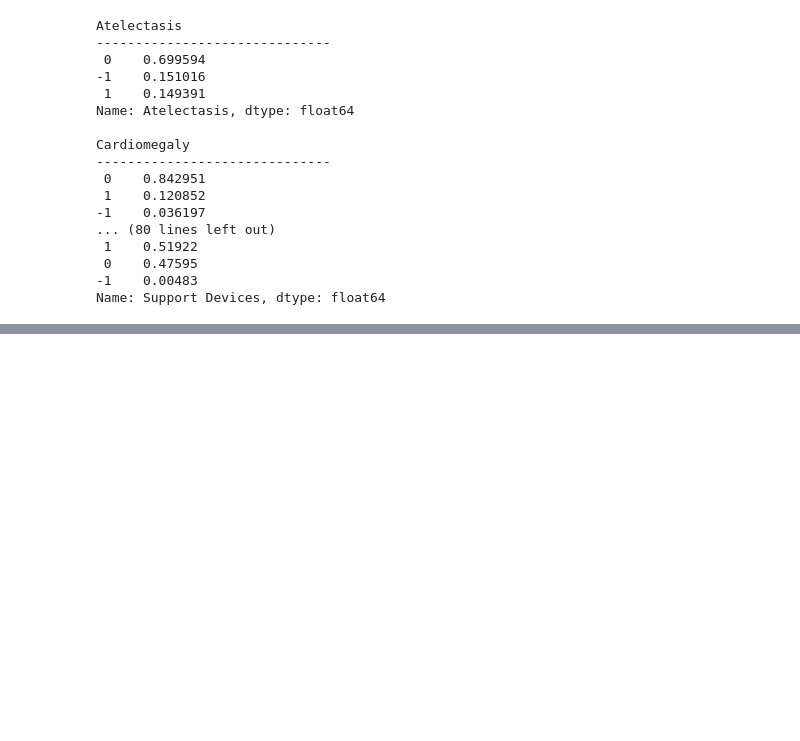
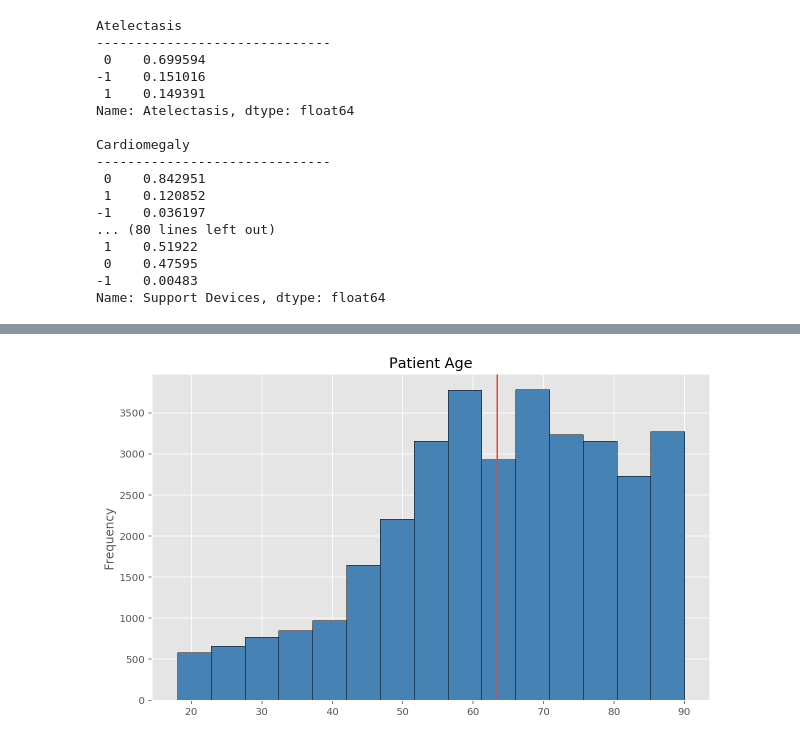
Before and after one commit to earny-joe/Springboard-DS-Portfolio, a Jupyter notebook: capstone_2/exploration/chexpert_eda-final.ipynb, the cells around one changed output, grey strips where cells are left out. Drawn from its saved outputs; the diff is of its cells as text; code cells hidden in the pictures; blank space fills up the shorter version.

```diff
--- a/capstone_2/exploration/chexpert_eda-final.ipynb
+++ b/capstone_2/exploration/chexpert_eda-final.ipynb
@@ -191,2 +284,3 @@ for pathology in pathology_list:
 # %%
-type(len(train_df[train_df['Atelectasis'] == -1]))
+# create atelectasis data frame
+atelectasis_df = train_df[train_df['Atelectasis'] == -1]
@@ -219,0 +307,7 @@ for pathology in pathology_list:
+# %%
+plt.figure()
+atelectasis_df['Age'].plot(kind='hist', color='steelblue', edgecolor='black', bins=15, figsize=(10,6))
+plt.axvline(x=np.mean(atelectasis_df['Age']))
+plt.title('Patient Age');
+# %% [output]
+[figure, added]
```
Also changed, not shown: parts of 19 cells of this notebook, 6 other files.
